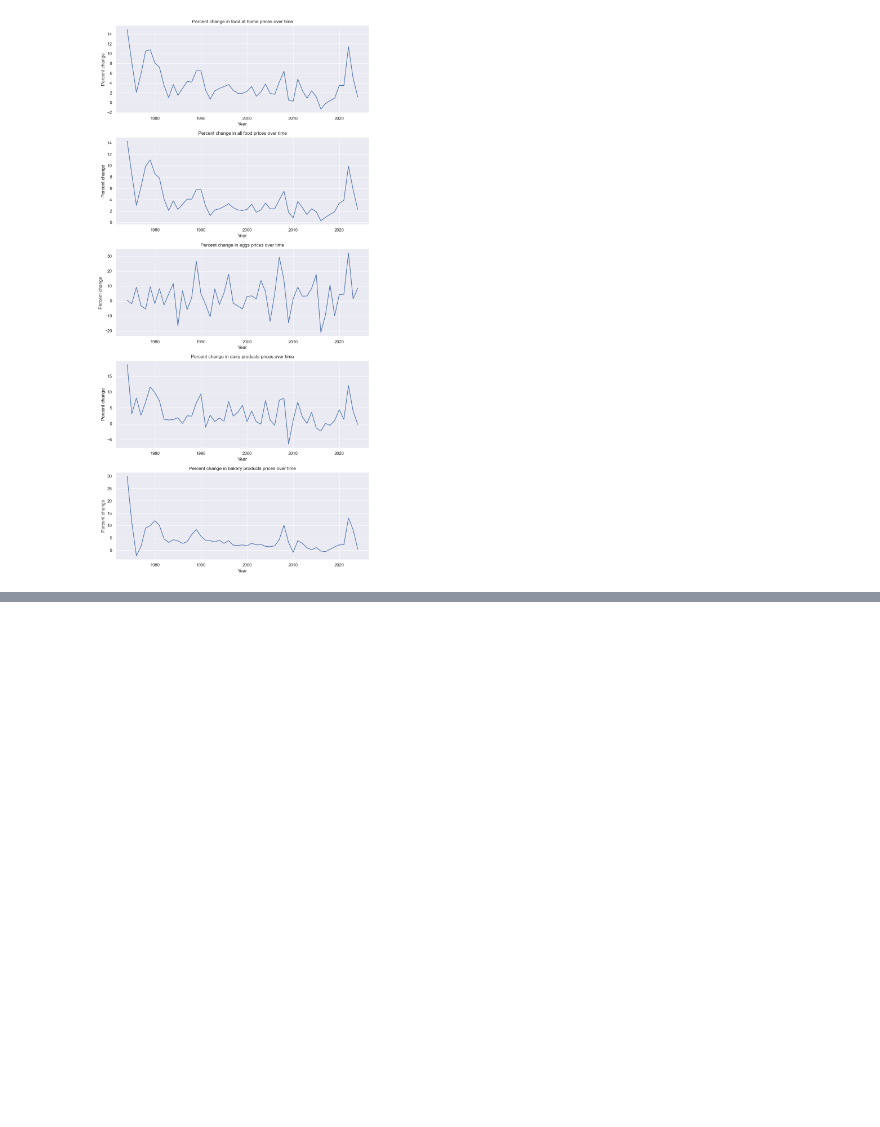
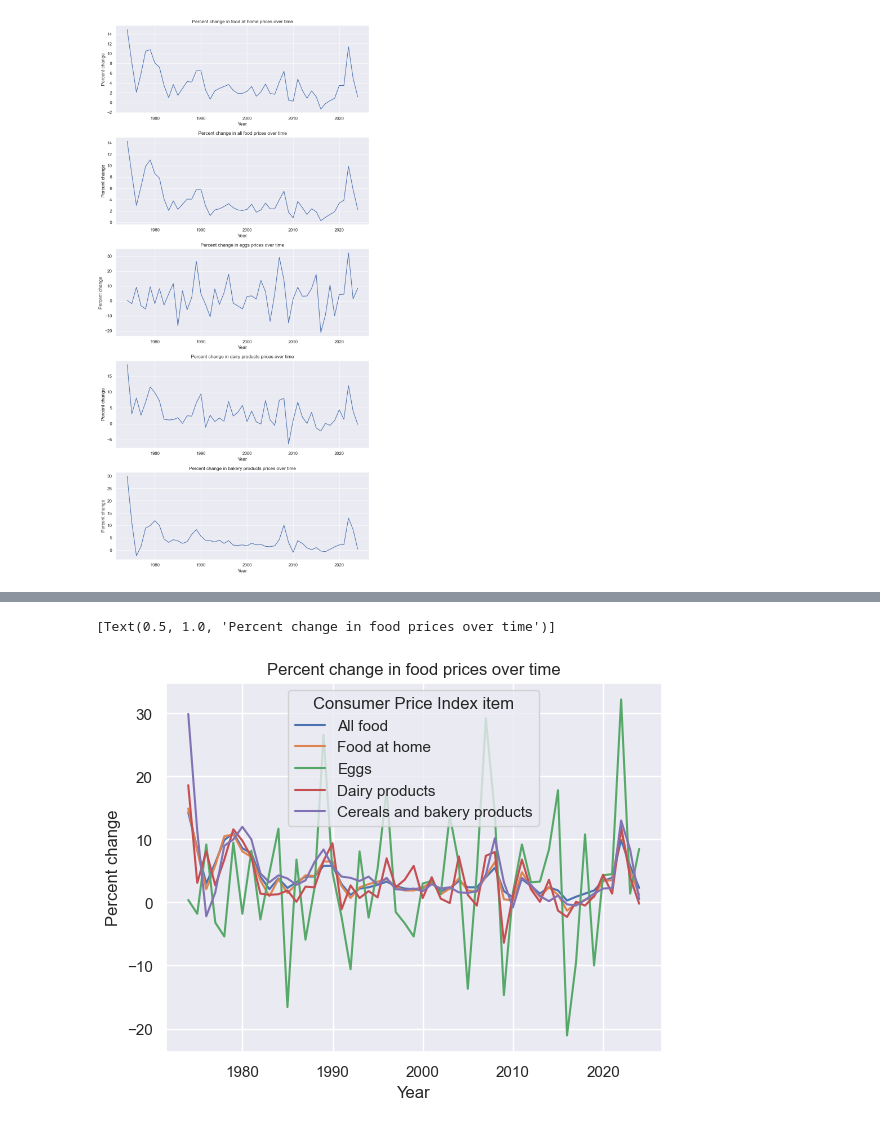
Before and after one commit to torreywatwit/Data_Science_proj, a Jupyter notebook: analysis.ipynb, the cells around one changed output, grey strips where cells are left out. Drawn from its saved outputs; the diff is of its cells as text; code cells hidden in the pictures; blank space fills up the shorter version.

```diff
--- a/analysis.ipynb
+++ b/analysis.ipynb
@@ -76,0 +84,6 @@ Index(['Consumer Price Index item', 'Year', 'Percent change'], dtype='object')
+# %%
+basic_metrics = clean_df[clean_df['Consumer Price Index item'].isin(['Food at home', 'All food', 'Eggs', 'Dairy products', 'Cereals and bakery products'])]
+sns.lineplot(data=basic_metrics, x='Year', y='Percent change', hue='Consumer Price Index item').set(title='Percent change in food prices over time')
+# %% [output]
+[Text(0.5, 1.0, 'Percent change in food prices over time')]
+[figure, added]
```
Also changed, not shown: parts of 2 cells of this notebook.
